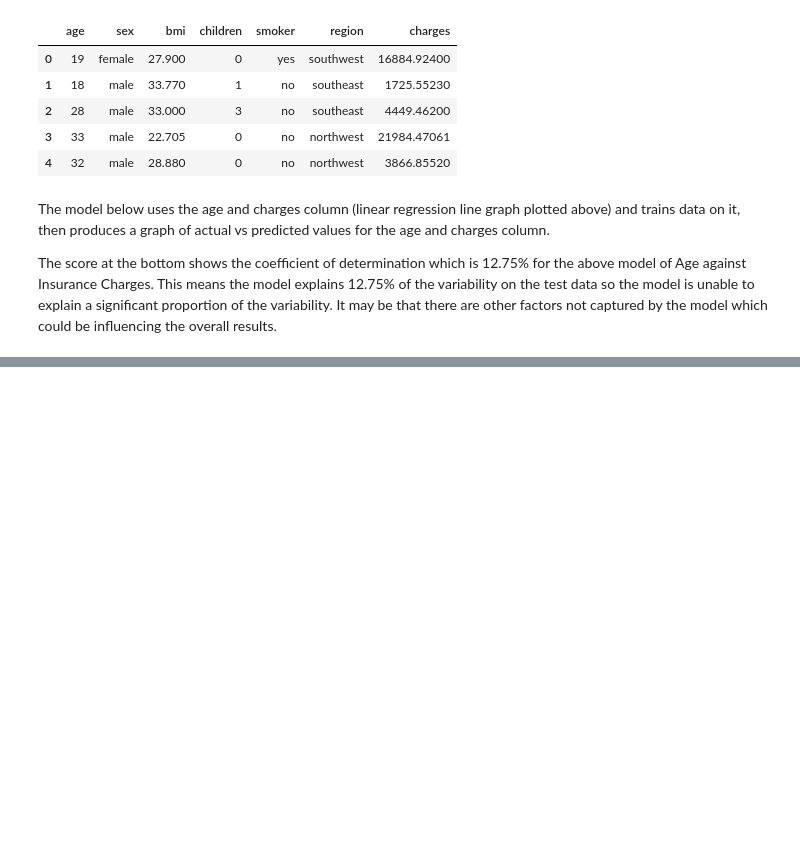
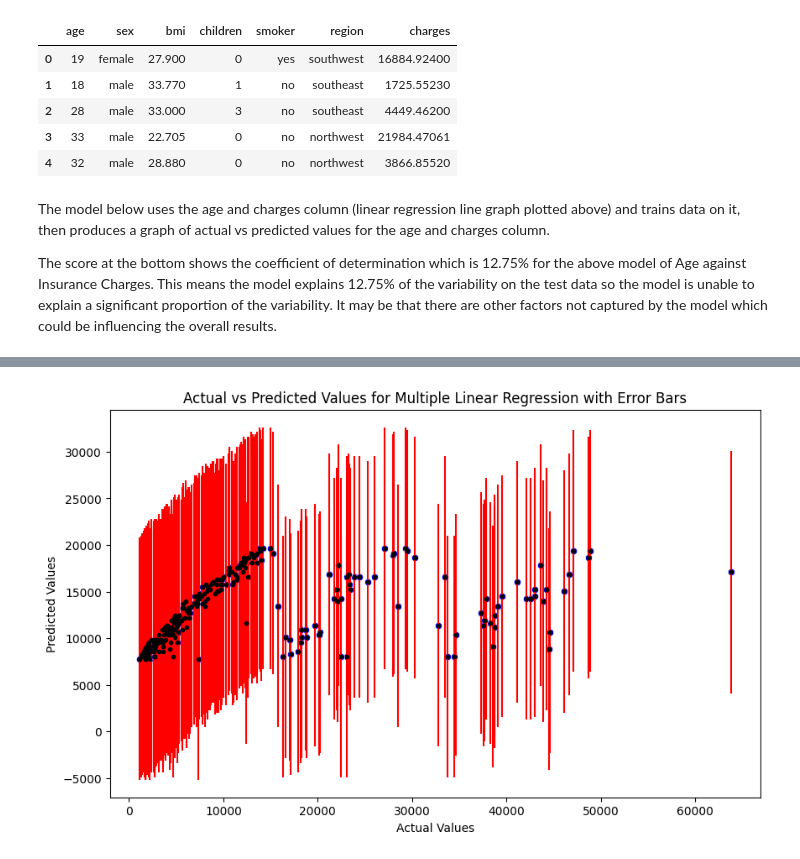
Before and after one commit to kawser500/Linear-Regression-Insurance-Dataset, a Jupyter notebook: Linear_Regression_Insurance_Dataset.ipynb, the cells around one changed output, grey strips where cells are left out. Cells and saved outputs as stored; diff of their text form; code cells hidden in the pictures; blank space fills up the shorter version.

```diff
--- a/Linear_Regression_Insurance_Dataset.ipynb
+++ b/Linear_Regression_Insurance_Dataset.ipynb
@@ -189,0 +190,15 @@ Score: 0.12752853224187122
+# %%
+residuals = y_test - age_charge_predictions_test.flatten()
+residual_std = np.std(residuals)
+
+plt.figure(figsize=(10, 6))
+sns.scatterplot(x=y_test.flatten(), y=age_charge_predictions_test.flatten(), color="blue")
+
+plt.errorbar(y_test.flatten(), age_charge_predictions_test.flatten(), yerr=residual_std, fmt=".k", ecolor="red")
+
+plt.xlabel("Actual Values")
+plt.ylabel("Predicted Values")
+plt.title("Actual vs Predicted Values for Multiple Linear Regression with Error Bars")
+plt.show()
+# %% [output]
+[figure, added]
```
Also changed, not shown: parts of 4 cells of this notebook.
